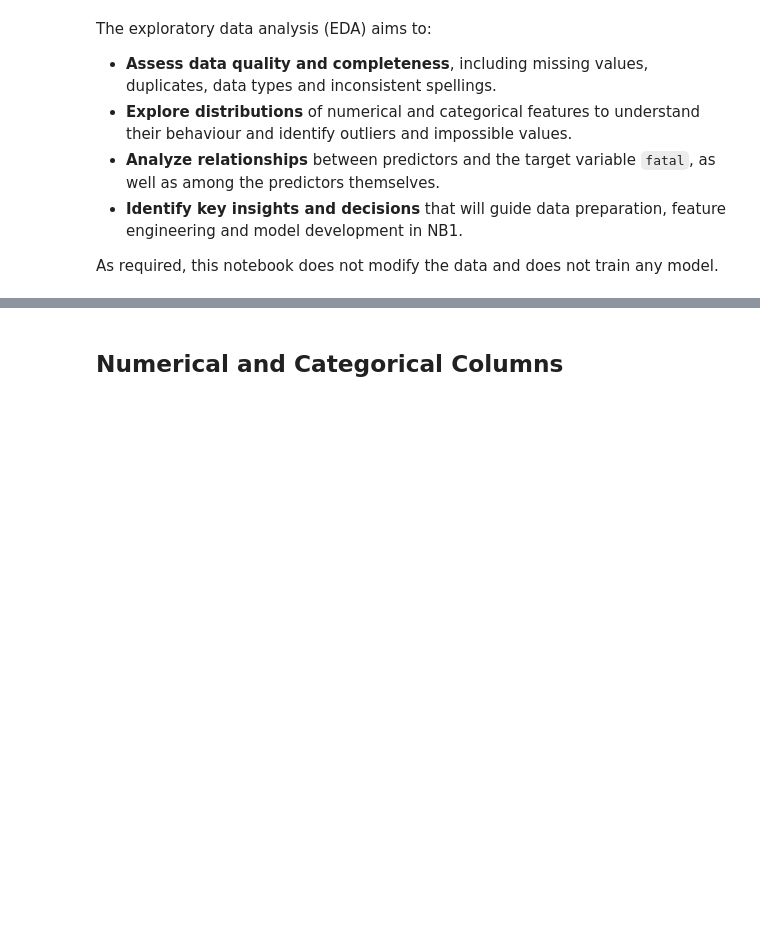
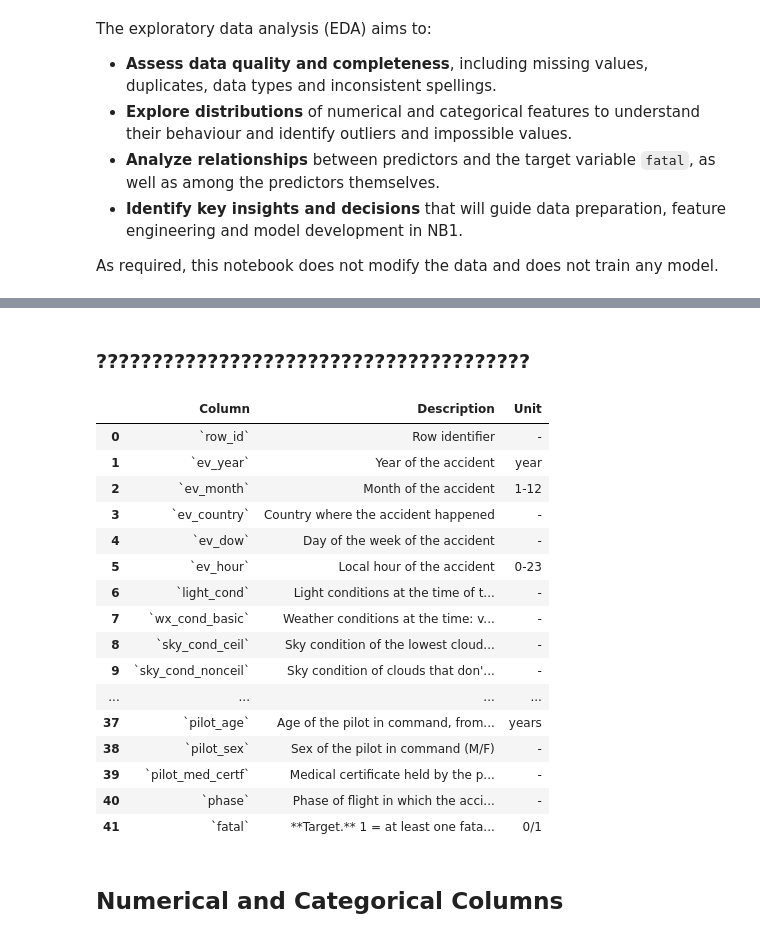
Before and after one commit to martim-dot/ML_Project, a Jupyter notebook: primeiraparte.ipynb, the cells around one changed output, grey strips where cells are left out. Drawn from its saved outputs; the diff is of its cells as text; code cells hidden in the pictures; blank space fills up the shorter version.

```diff
--- a/primeiraparte.ipynb
+++ b/primeiraparte.ipynb
@@ -196,3 +233,26 @@ memory usage: 6.6 MB
+# %% [markdown]
+### ???????????????????????????????????????
+# %%
+dictionary = pd.read_csv("data_dictionary.md", sep=r"\s*\|\s*", engine="python", skiprows=[0, 1, 2, 3, 4, 5, 6, 7, 9], nrows=42, usecols=[1, 2, 3])
+dictionary
+# %% [output]
+|  | Column | Description | Unit |
+| 0 | `row_id` | Row identifier | - |
+| 1 | `ev_year` | Year of the accident | year |
+| 2 | `ev_month` | Month of the accident | 1-12 |
+| 3 | `ev_country` | Country where the accident happened | - |
+| 4 | `ev_dow` | Day of the week of the accident | - |
+| 5 | `ev_hour` | Local hour of the accident | 0-23 |
+| 6 | `light_cond` | Light conditions at the time of t... | - |
+| 7 | `wx_cond_basic` | Weather conditions at the time: v... | - |
+| 8 | `sky_cond_ceil` | Sky condition of the lowest cloud... | - |
+| 9 | `sky_cond_nonceil` | Sky condition of clouds that don'... | - |
+| ... | ... | ... | ... |
+| 37 | `pilot_age` | Age of the pilot in command, from... | years |
+| 38 | `pilot_sex` | Sex of the pilot in command (M/F) | - |
+| 39 | `pilot_med_certf` | Medical certificate held by the p... | - |
+| 40 | `phase` | Phase of flight in which the acci... | - |
+| 41 | `fatal` | **Target.** 1 = at least one fata... | 0/1 |
 # %% [markdown]
 ## Numerical and Categorical Columns
 # %%
```
Also changed, not shown: parts of 15 cells of this notebook.
